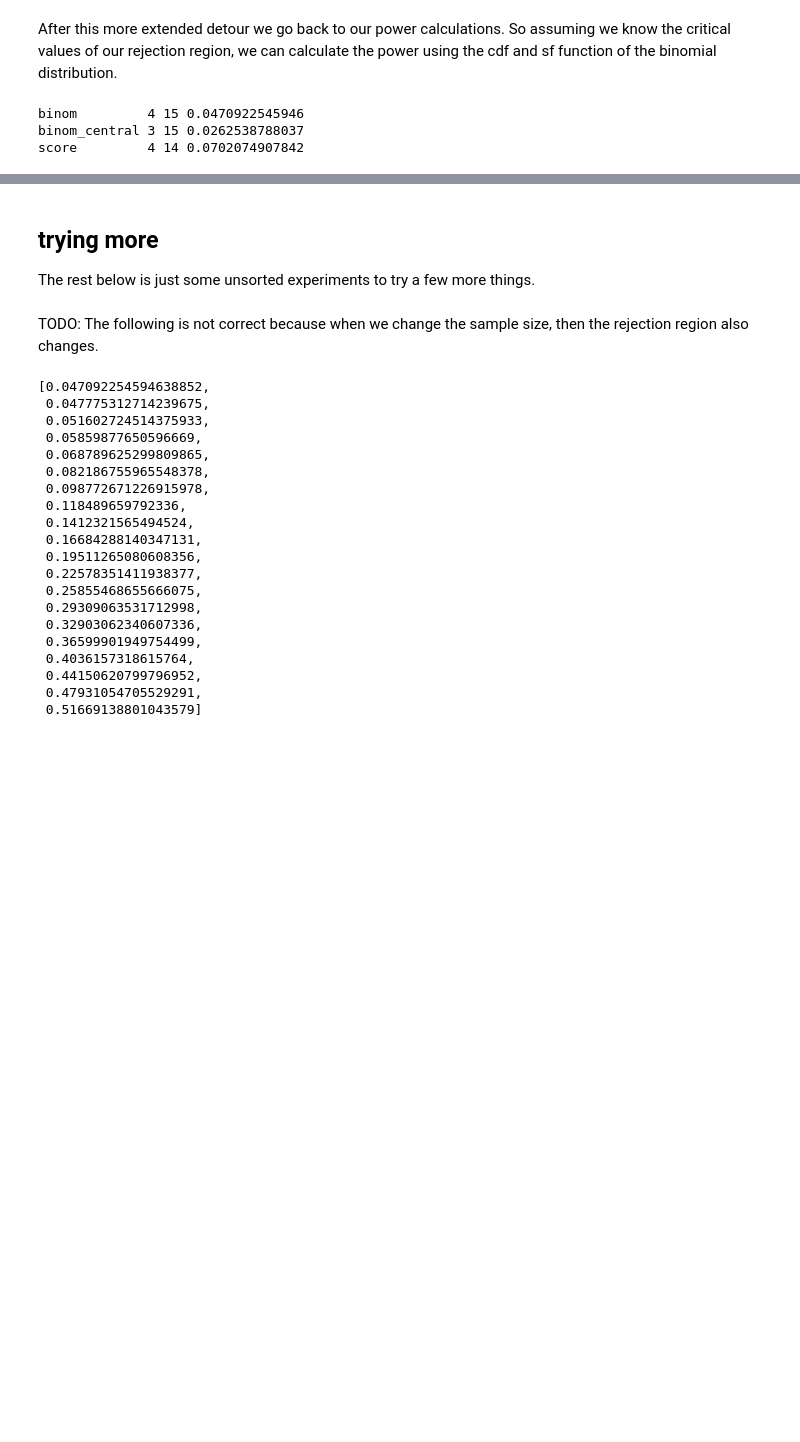
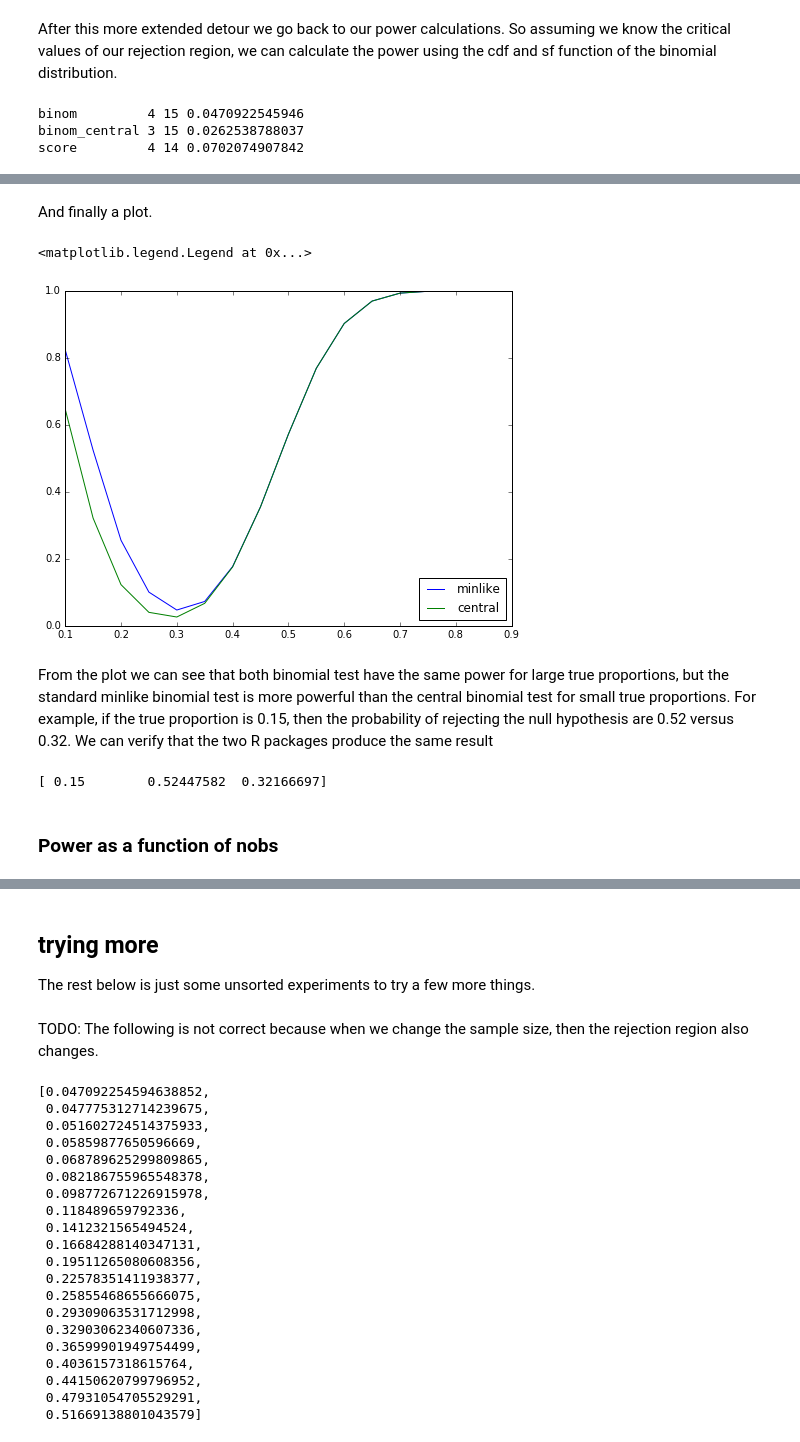
Before and after one commit to josef-pkt/misc, a Jupyter notebook: notebooks/proportion_one_power.ipynb, the cells around one changed output, grey strips where cells are left out. Saved outputs shown, nothing was run; the diff lists cells and outputs as text; code cells hidden in the pictures; blank space fills up the shorter version.

Commit message:
ENH: one proportion notebook, more power

```diff
--- a/notebooks/proportion_one_power.ipynb
+++ b/notebooks/proportion_one_power.ipynb
@@ -459,0 +557,6 @@ score         4 14 0.0702074907842
+# %%
+p1 = np.linspace(0.1, 0.8, 15)
+pbminlike = power_binom_proptest(smprop.binom_test, p_null, p1, nobs)
+pbcentral = power_binom_proptest(binom_test_centered, p_null, p1, nobs)
+pow_bt = np.column_stack((p1, pbminlike[0], pbcentral[0]))
+pow_bt
@@ -459,0 +599,22 @@ score         4 14 0.0702074907842
+# %% [markdown]
+And finally a plot.
+# %%
+import matplotlib.pyplot as plt
+plt.figure(figsize=(8, 6))
+plt.plot(pow_bt[:, 0], pow_bt[:, 1], label='minlike')
+plt.plot(pow_bt[:, 0], pow_bt[:, 2], label='central')
+plt.legend(loc='lower right')
+#plt.show()
+# %% [output]
+<matplotlib.legend.Legend at 0x...>
+[figure, added]
+# %% [markdown]
+From the plot we can see that both binomial test have the same power for large true proportions, but the standard minlike binomial test is more powerful than the central binomial test for small true proportions. For example, if the true proportion is 0.15, then the probability of rejecting the null hypothesis are 0.52 versus 0.32. We can verify that the two R packages produce the same result
+# %%
+# 0.5244758 power.binom.test(n = 30, p0 = 0.3, pa = 0.15)
+# 0.321667  powerBinom(n = 30, p0 = 0.3, p1 = 0.15, strict=TRUE)
+print(pow_bt[1,:])
+# %% [output]
+[ 0.15        0.52447582  0.32166697]
+# %% [markdown]
+### Power as a function of nobs
```
Also changed, not shown: parts of 61 cells of this notebook, 1 other file.
